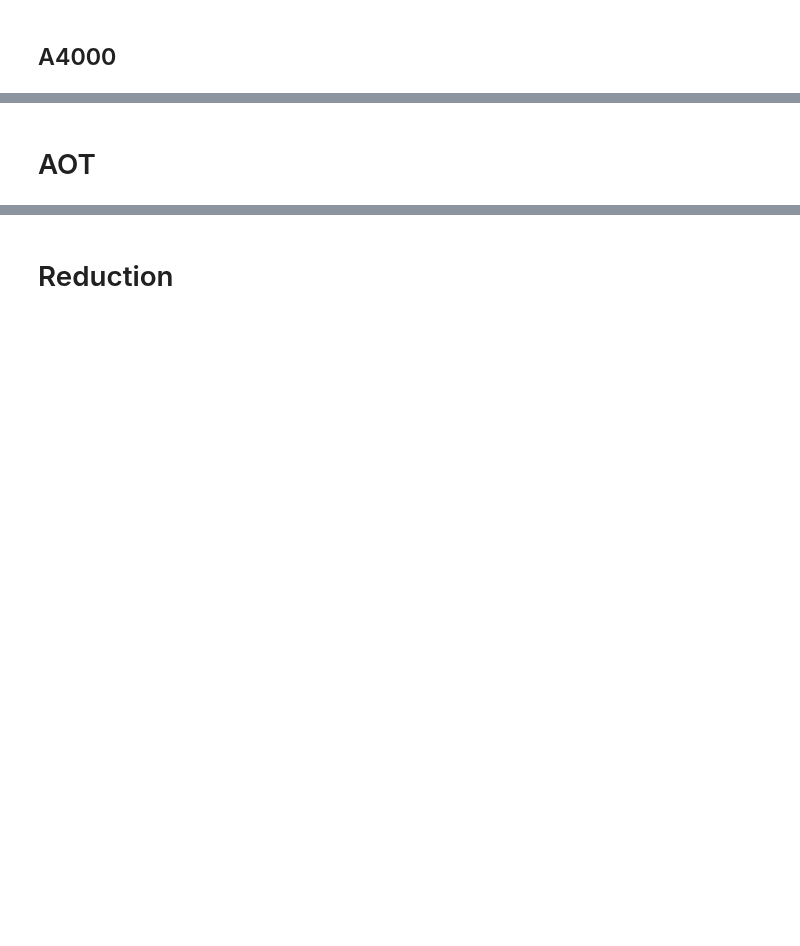
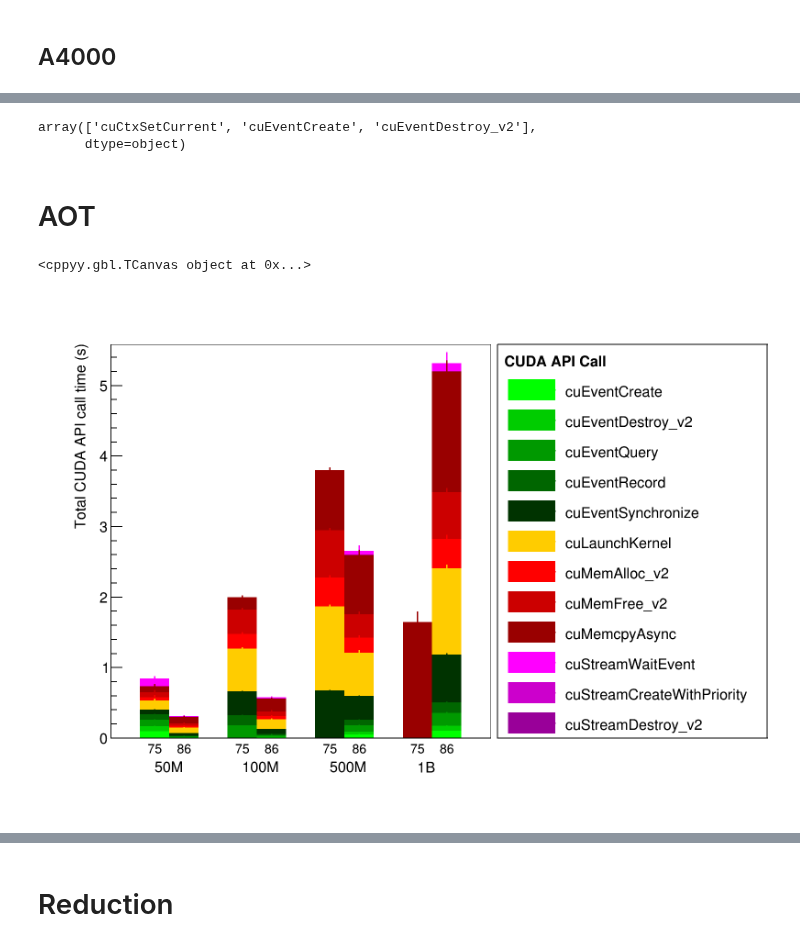
Before and after one commit to jolly-chen/msc-project, a Jupyter notebook: gpu-synchronous/sycl_paper.ipynb, the cells around one changed output, grey strips where cells are left out. Saved outputs shown, nothing was run; the diff lists cells and outputs as text; code cells hidden in the pictures; blank space fills up the shorter version.

Commit message:
Added API calls in reduction plots

```diff
--- a/gpu-synchronous/sycl_paper.ipynb
+++ b/gpu-synchronous/sycl_paper.ipynb
@@ -289,8 +342,8 @@ api = add_file(api, "das6-gpu/nsys-usm_sm75/api",
                   "cc" : 75,
               })
 
-# api["Name"] = api["Name"].apply(filter_name)
 api["Time"] = api["Total Time (ns)"].div(1e9)
 del api["input"]
-api = api.copy()
+api_filtered = api.copy()
+api_filtered["Name"] = api_filtered["Name"].apply(get_group)
 api
@@ -299,0 +364,5 @@ gp_api.mean()
+# %%
+gp_api = api.groupby([*groupby_list, "Name"])
+gp_api_filtered = api_filtered.groupby([*groupby_list, "iter", "Name"], as_index=False).sum()
+gp_api_filtered = gp_api_filtered.groupby([*groupby_list, "Name"])
+gp_api.mean()
@@ -300,3 +384,4 @@ gp_api.mean()
 # %%
 api_names = api["Name"].unique()
+api_filtered_names = api_filtered["Name"].unique()
 api_names
@@ -395,7 +557,7 @@ memops_names
 # %% [markdown]
 ## A4000
 # %%
-%jsroot off
+%jsroot on
 title = f"Total Runtime of Histo1D with Different Input Sizes on NVIDIA A4000"
 
 selected_env = unique_env
@@ -448,7 +610,7 @@ for ei, env in enumerate(selected_env):
         gr.GetHistogram().SetLineWidth(10)
 
         mg.Add(gr, "ALP ")
-        l.AddEntry(gr, env.split("_")[0] + " " + (type if "CUDA" not in env else ""))
+        l.AddEntry(gr, env.split("_")[0] + " " + (map_type(type) if "CUDA" not in env else ""))
 
 # mg.SetTitle(title)
 
@@ -628,5 +917,8 @@ gp_memops.mean()
 # %%
 np.sort(api_names)[:3]
+# %% [output]
+array(['cuCtxSetCurrent', 'cuEventCreate', 'cuEventDestroy_v2'],
+      dtype=object)
 # %% [markdown]
 # AOT
 # %%
@@ -677,8 +969,8 @@ for ci, cc in enumerate(selected_cc):
                 api_avg = gp_api.mean().loc[arg]
                 api_std = gp_api.std().loc[arg]
 
-                # if "Module" in name:
-                #     continue
+                if "Module" in name:
+                    continue
                 if len(api_avg) == 0 or name not in api_avg.index:
                     continue
                 if get_cell(api_avg, name, "Time (%)") == 0:
@@ -749,33 +1041,36 @@ ox = ROOT.TGaxis(
     0,
     nbins,  # wmin, wmax
     nbins,
     "SM",  # ndiv, chopt
 )
 ox.SetTickSize(0)
 ox.SetLabelOffset(0.03)
 ox.SetLabelFont(42)
 ox.SetLabelSize(0.03)
 
 labelbins = range(2, nbins + 1, 3)
 for i in range(nbins + 3):
     if i not in labelbins:
         ox.ChangeLabel(i, -1, 0.0)
 for i, e  in enumerate(labelbins):
     ox.ChangeLabel(e, 0, -1, 12, -1, -1, human_readable(selected_nvals[i]))
 
 ox.Draw()
 
 yaxis = hs.GetYaxis()
 yaxis.SetTitle("Total CUDA API call time (s)")
 yaxis.SetTitleSize(0.03)
 yaxis.SetLabelSize(0.03)
 # c.SetLogy()
 
 ROOT.gStyle.SetTitleFontSize(0.1)
 
 l.Draw()
 c.SaveAs(f"../../images/dpcpp_aot_vs_jit.pdf")
 c.DrawClone()
+# %% [output]
+<cppyy.gbl.TCanvas object at 0x...>
+[figure, added]
 # %%
 %jsroot off
 selected_env = "DPC++"
```
Also changed, not shown: parts of 32 cells of this notebook.
